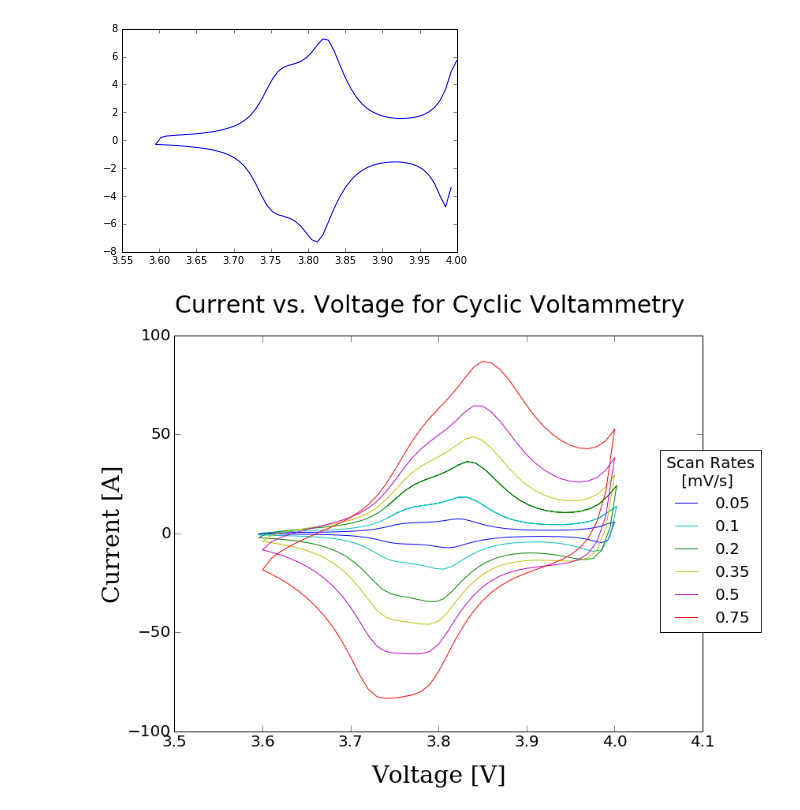
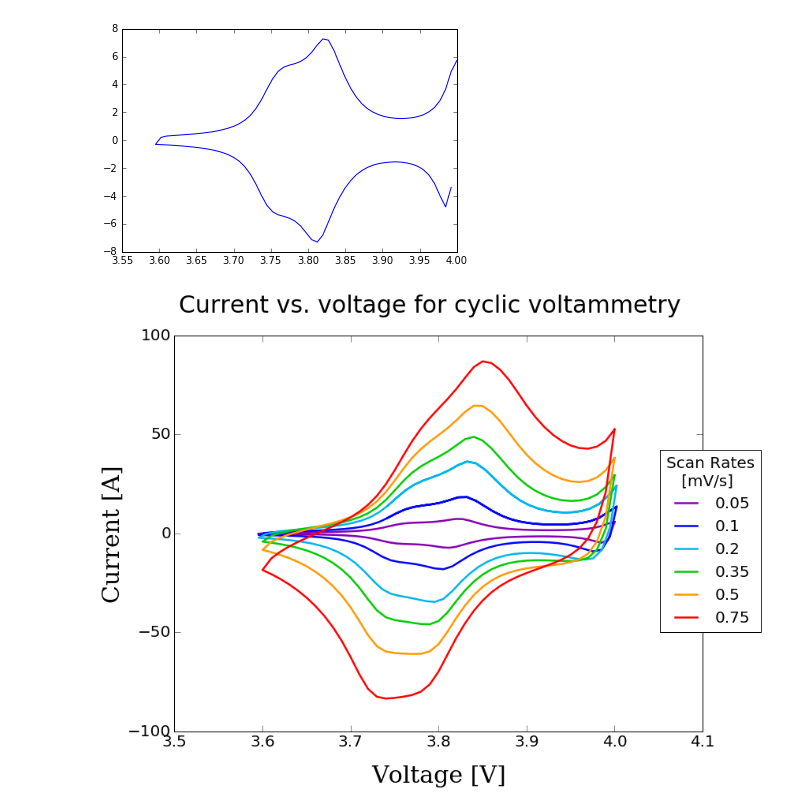
Before and after one commit to iSchomer/Dualfoil_Storage_Device, a Jupyter notebook: output_visuals/stacked_voltammetry.ipynb, the cells around one changed output. Drawn from its saved outputs; the diff is of its cells as text; code cells hidden in the pictures.

Commit message:
changed colormap, added line thickness, rearanged axes

```diff
--- a/output_visuals/stacked_voltammetry.ipynb
+++ b/output_visuals/stacked_voltammetry.ipynb
@@ -56,41 +56,41 @@ with open('data_dumps/stacked_voltammetry1.dat', 'wb') as fout:
     dump(data, fout)
 # %%
 fig = pyplot.figure(figsize=(12, 9))
-fig.suptitle('Current vs. Voltage for Cyclic Voltammetry',
+fig.suptitle('Current vs. voltage for cyclic voltammetry',
              fontsize=30, fontname='sans-serif')
 ax = fig.gca()
 ax.set_xlabel('Voltage [V]', fontsize='30', fontname='serif',
               labelpad=20)
 ax.set_ylabel('Current [A]', fontsize='30', fontname='serif')
 ax.tick_params(axis='both', labelsize=20, length=8)
 
 lines = []
-# list of color maps
-cm = ['b', 'c', 'g', 'y', 'm', 'r', 'b', 'c', 'g']
+# list of color hex strings
+cm = ['#8600B3','#0000ff', '#00b6e8', '#00cc00', '#ff9900', '#ff0000']
 
 for i in range (1, 7):
     # get each dumped data and then plot it
     dumped_data = load(open('data_dumps/stacked_voltammetry%i.dat' %(i), 'rb'))
 
     # variable to help print only the last cycle
     # smaller scans would not accept the same step size as the rest,
     #     so it's cycle number is different
     if i < 4:
         cycle = 108
     else:
         cycle = 80
 
     # print only last cycle
     x = dumped_data['voltage'][-cycle-1:]
     y = dumped_data['current'][-cycle-1:]
 
     ax.set_xbound(3.5, 4.1)
-    line = ax.plot(x, y, cm[i-1])
+    line = ax.plot(x, y, cm[i-1], lw=2.5)
     lines.extend(line)
 
 lines = tuple(lines)
 legend = fig.legend(lines, ('0.05', '0.1', '0.2', '0.35', '0.5', '0.75', '1', '2', '5'),
                     loc=5, title='Scan Rates\n   [mV/s]', fontsize=20)
 p = pyplot.setp(legend.get_title(), fontsize=20)
 # %% [output]
-[figure, old version]
+[figure, new version]
```
Also changed, not shown: 2 other files.
